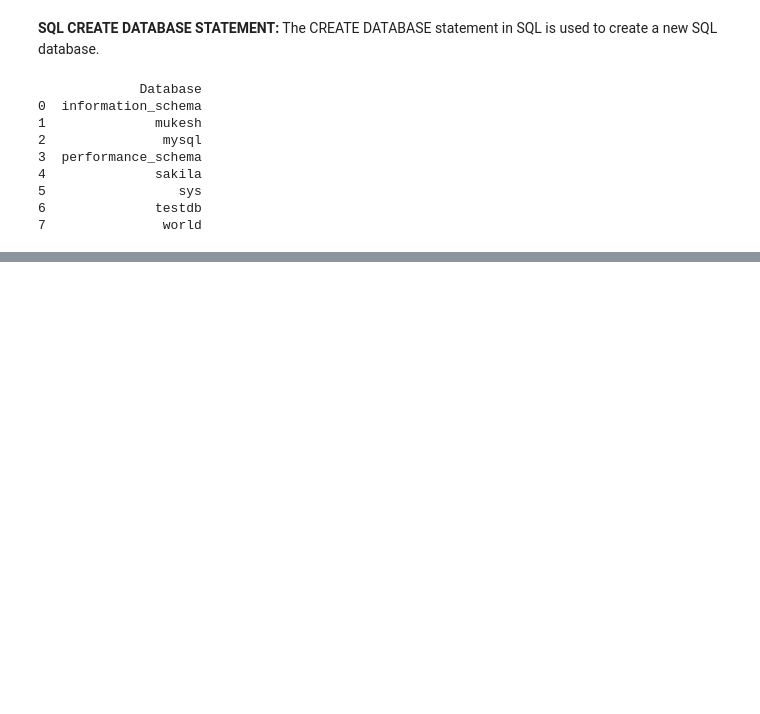
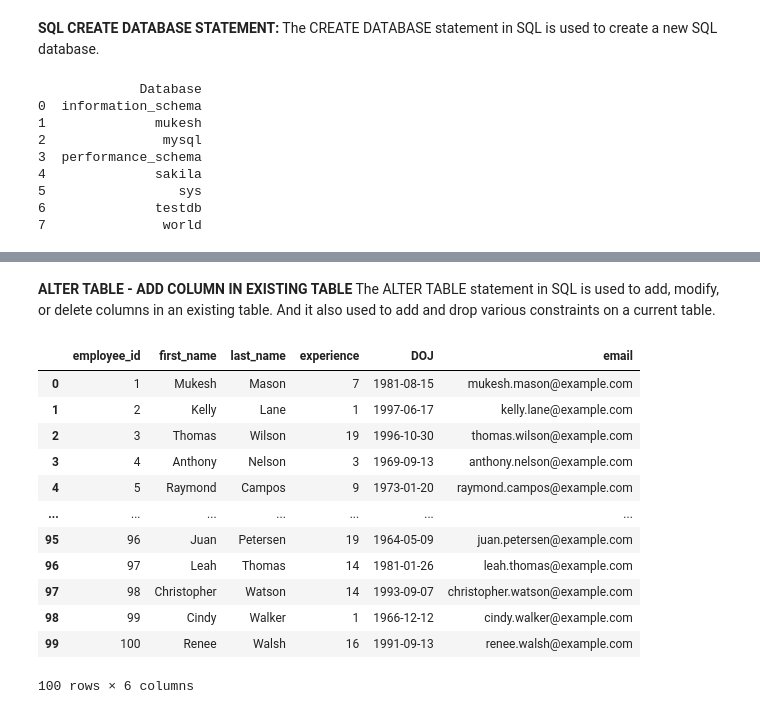
Before and after one commit to mukesh1996-ds/MySQL-Codes-, a Jupyter notebook: SQL_Handbook.ipynb, the cells around one changed output, grey strips where cells are left out. Saved outputs shown, nothing was run; the diff lists cells and outputs as text; code cells hidden in the pictures; blank space fills up the shorter version.

```diff
--- a/SQL_Handbook.ipynb
+++ b/SQL_Handbook.ipynb
@@ -948,0 +1159,2 @@ print(df)
+# %% [markdown]
+**ALTER TABLE - ADD COLUMN IN EXISTING TABLE** The ALTER TABLE statement in SQL is used to add, modify, or delete columns in an existing table. And it also used to add and drop various constraints on a current table.
@@ -948,0 +1177,24 @@ print(df)
+# %%
+# Check if my new column is update or not
+
+
+table = "select * from employee_table"
+cursor.execute(table)
+check_for_table = cursor.fetchall()
+
+df = pd.DataFrame(check_for_table, columns=[i[0] for i in cursor.description])
+df
+# %% [output]
+|  | employee_id | first_name | last_name | experience | DOJ | email |
+| 0 | 1 | Mukesh | Mason | 7 | 1981-08-15 | mukesh.mason@example.com |
+| 1 | 2 | Kelly | Lane | 1 | 1997-06-17 | kelly.lane@example.com |
+| 2 | 3 | Thomas | Wilson | 19 | 1996-10-30 | thomas.wilson@example.com |
+| 3 | 4 | Anthony | Nelson | 3 | 1969-09-13 | anthony.nelson@example.com |
+| 4 | 5 | Raymond | Campos | 9 | 1973-01-20 | raymond.campos@example.com |
+| ... | ... | ... | ... | ... | ... | ... |
+| 95 | 96 | Juan | Petersen | 19 | 1964-05-09 | juan.petersen@example.com |
+| 96 | 97 | Leah | Thomas | 14 | 1981-01-26 | leah.thomas@example.com |
+| 97 | 98 | Christopher | Watson | 14 | 1993-09-07 | christopher.watson@example.com |
+| 98 | 99 | Cindy | Walker | 1 | 1966-12-12 | cindy.walker@example.com |
+| 99 | 100 | Renee | Walsh | 16 | 1991-09-13 | renee.walsh@example.com |
+100 rows × 6 columns
```
Also changed, not shown: parts of 46 cells of this notebook, 3 other files.
